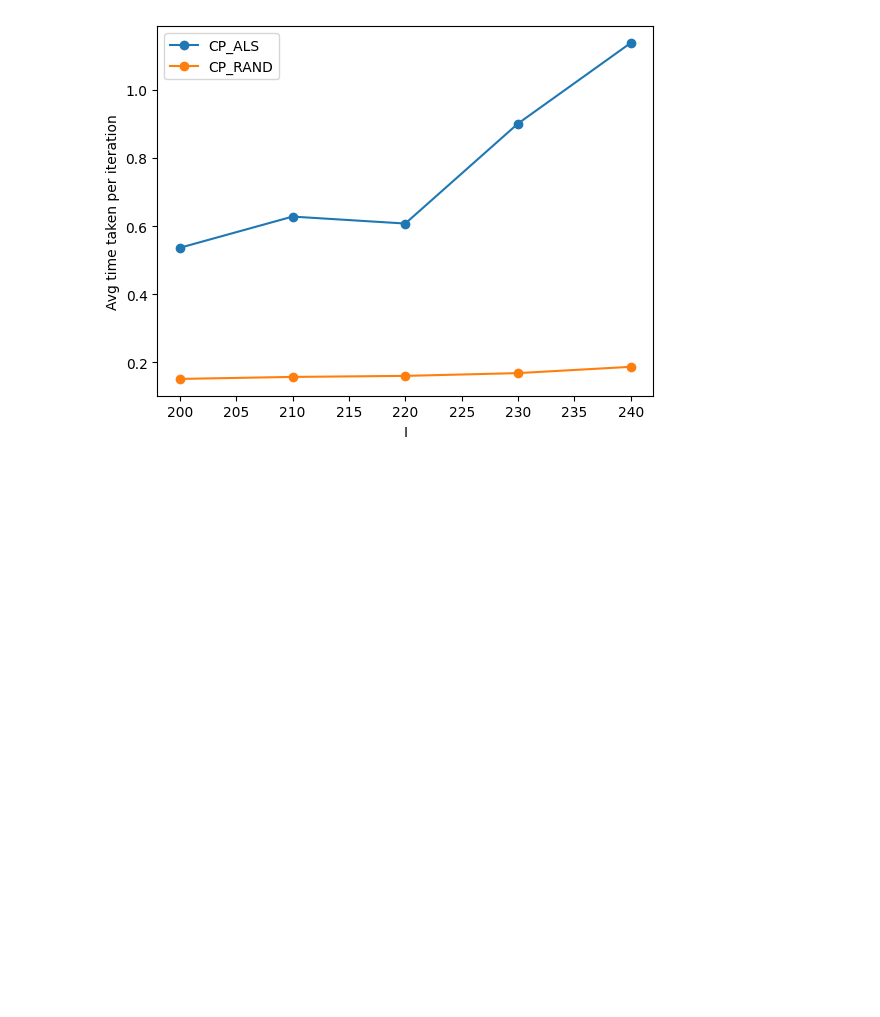
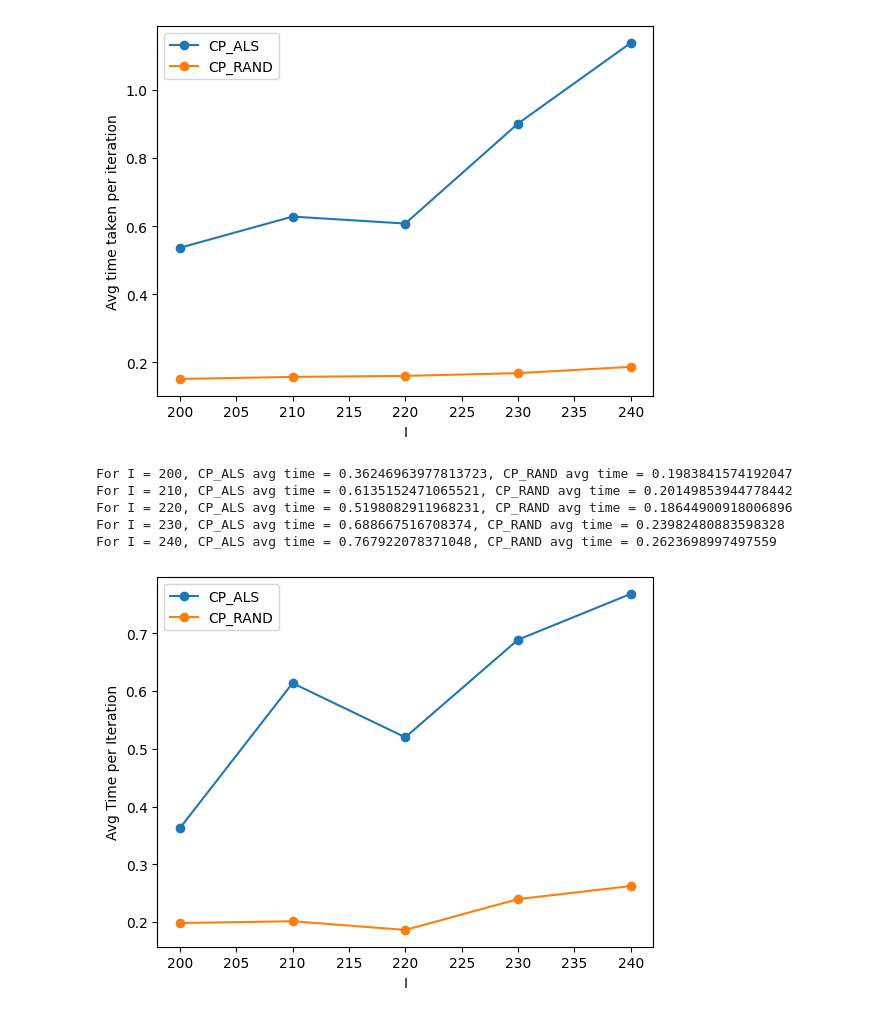
Before and after one commit to kartiksrinivas007/CS6070-Tensors, a Jupyter notebook: experiment.ipynb, the cells around one changed output. Drawn from its saved outputs; the diff is of its cells as text; code cells hidden in the pictures; blank space fills up the shorter version.

```diff
--- a/experiment.ipynb
+++ b/experiment.ipynb
@@ -48,3 +48,48 @@ plt.ylabel("Avg time taken per iteration")
 plt.show()
 # %% [output]
 [figure]
+# %%
+cpals_avg_time = []
+cprand_avg_time = []
+cprandmix_avg_time = []
+
+n = 2 # number of times to run the experiment for taking average
+l, w, s = 200, 250, 10
+
+for I in range(l, w, s):
+    X  = random_tensor(3, (I,I,I), 7, 0.01)
+    start = time.time()
+    for _ in range(n):
+       CP_ALS.decompose(X, 5, max_iter=100, eps=0.01, init_type="random", check_convergence=False)
+    end = time.time()
+    cpals_avg_time.append((end-start)/(n*100))
+
+    start = time.time()
+    for _ in range(n):
+        CP_RAND.decompose(X, 5, max_iter=100, eps=0.01, init_type="random", check_convergence=False)
+    end = time.time()
+    cprand_avg_time.append((end-start)/(n*100))
+
+    # start = time.time()
+    # for _ in range(n):
+    #     CPRAND_MIX.decompose(X, 5, max_iter=100, eps=0.01, init_type="random", check_convergence=False)
+    # end = time.time()
+    # cprandmix_avg_time.append((end-start)/(n*100))
+
+    print(f"For I = {I}, CP_ALS avg time = {cpals_avg_time[-1]}, CP_RAND avg time = {cprand_avg_time[-1]}")
+
+
+plt.plot(range(l,w,s), cpals_avg_time, 'o-')
+plt.plot(range(l,w,s), cprand_avg_time, 'o-')
+# plt.plot(range(l,w,s), cprandmix_avg_time, 'o-')
+plt.legend(["CP_ALS", "CP_RAND"])
+plt.xlabel("I")
+plt.ylabel("Avg Time per Iteration (Order: 3)")
+plt.show()
+# %% [output]
+For I = 200, CP_ALS avg time = 0.36246963977813723, CP_RAND avg time = 0.1983841574192047
+For I = 210, CP_ALS avg time = 0.6135152471065521, CP_RAND avg time = 0.20149853944778442
+For I = 220, CP_ALS avg time = 0.5198082911968231, CP_RAND avg time = 0.18644900918006896
+For I = 230, CP_ALS avg time = 0.688667516708374, CP_RAND avg time = 0.23982480883598328
+For I = 240, CP_ALS avg time = 0.767922078371048, CP_RAND avg time = 0.2623698997497559
+[figure, added]
```
Also changed, not shown: parts of 3 cells of this notebook, 2 other files.
